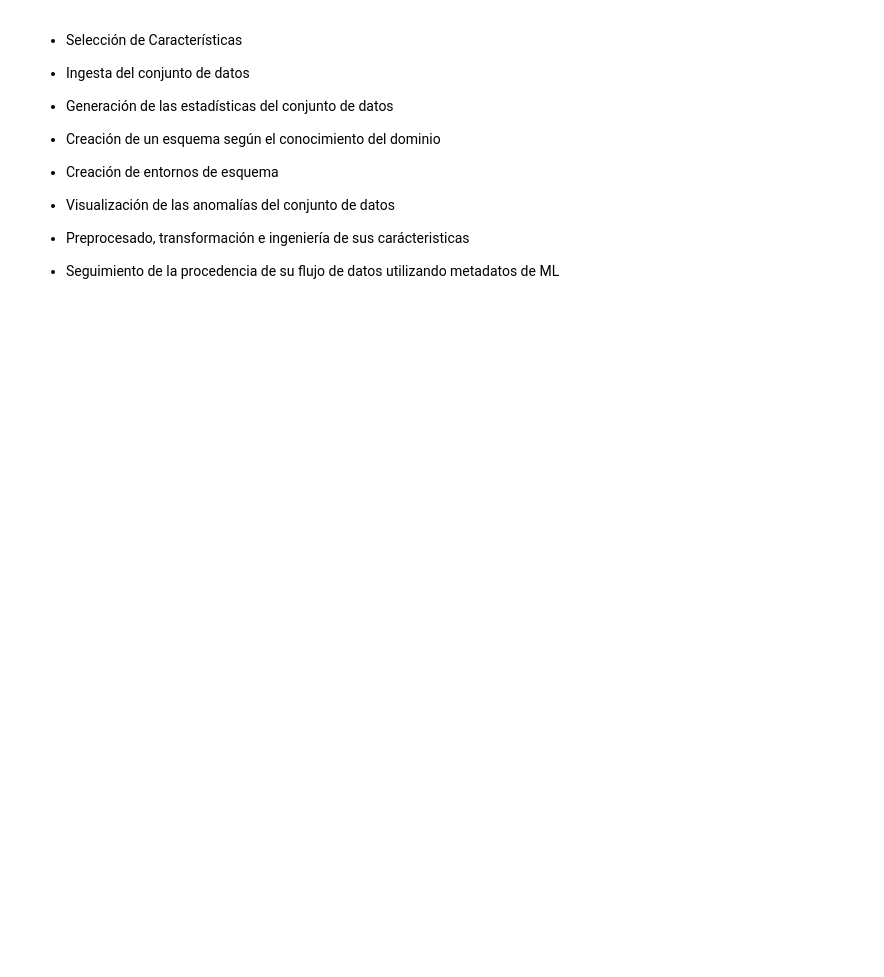
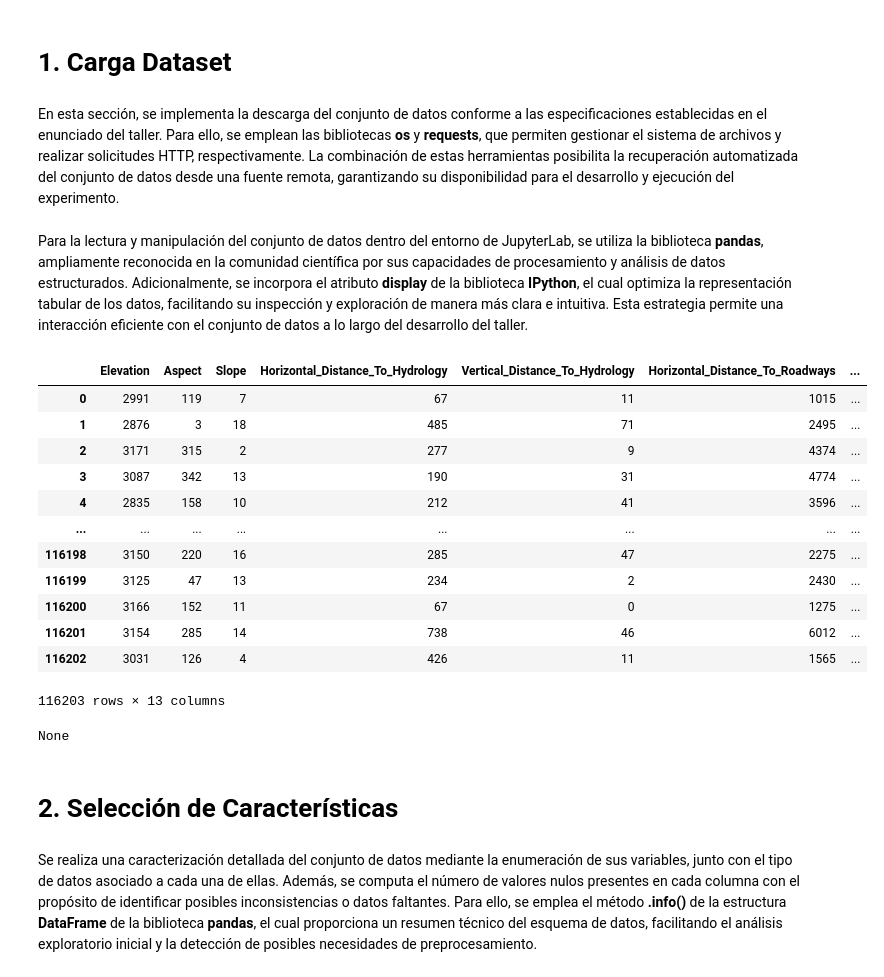
Before and after one commit to Serebas12/MLOPS_PUJ_Grupo6, a Jupyter notebook: Proyectos/Proyecto1/workspace/Proyecto1.ipynb, the cells around one changed output. Saved outputs shown, nothing was run; the diff lists cells and outputs as text; code cells hidden in the pictures; blank space fills up the shorter version.

```diff
--- a/Proyectos/Proyecto1/workspace/Proyecto1.ipynb
+++ b/Proyectos/Proyecto1/workspace/Proyecto1.ipynb
@@ -32,16 +1,4 @@ Archivo descargado exitosamente.
-# %% [markdown]
--  Selección de Características
-
--  Ingesta del conjunto de datos
-
--  Generación de las estadísticas del conjunto de datos
-
--  Creación de un esquema según el conocimiento del dominio
-
--  Creación de entornos de esquema
-
--  Visualización de las anomalías del conjunto de datos
-
--  Preprocesado, transformación e ingeniería de sus carácteristicas
-
--  Seguimiento de la procedencia de su flujo de datos utilizando metadatos de ML
+# %% [markdown]
+# 1. Carga Dataset
+# %% [markdown]
+En esta sección, se implementa la descarga del conjunto de datos conforme a las especificaciones establecidas en el enunciado del taller. Para ello, se emplean las bibliotecas **os** y **requests**, que permiten gestionar el sistema de archivos y realizar solicitudes HTTP, respectivamente. La combinación de estas herramientas posibilita la recuperación automatizada del conjunto de datos desde una fuente remota, garantizando su disponibilidad para el desarrollo y ejecución del experimento.
@@ -47,0 +20,27 @@ Archivo descargado exitosamente.
+# %% [markdown]
+Para la lectura y manipulación del conjunto de datos dentro del entorno de JupyterLab, se utiliza la biblioteca **pandas**, ampliamente reconocida en la comunidad científica por sus capacidades de procesamiento y análisis de datos estructurados. Adicionalmente, se incorpora el atributo **display** de la biblioteca **IPython**, el cual optimiza la representación tabular de los datos, facilitando su inspección y exploración de manera más clara e intuitiva. Esta estrategia permite una interacción eficiente con el conjunto de datos a lo largo del desarrollo del taller.
+# %%
+import pandas as pd
+from IPython.display import display
+# Lectura y visualización rápida del conjunto de datos
+df_inicial=pd.read_csv("data/covertype/covertype_train.csv")
+print(display(df_inicial))
+# %% [output]
+|  | Elevation | Aspect | Slope | Horizontal_Distance_To_Hydrology | Vertical_Distance_To_Hydrology | Horizontal_Distance_To_Roadways | ... |
+| 0 | 2991 | 119 | 7 | 67 | 11 | 1015 | ... |
+| 1 | 2876 | 3 | 18 | 485 | 71 | 2495 | ... |
+| 2 | 3171 | 315 | 2 | 277 | 9 | 4374 | ... |
+| 3 | 3087 | 342 | 13 | 190 | 31 | 4774 | ... |
+| 4 | 2835 | 158 | 10 | 212 | 41 | 3596 | ... |
+| ... | ... | ... | ... | ... | ... | ... | ... |
+| 116198 | 3150 | 220 | 16 | 285 | 47 | 2275 | ... |
+| 116199 | 3125 | 47 | 13 | 234 | 2 | 2430 | ... |
+| 116200 | 3166 | 152 | 11 | 67 | 0 | 1275 | ... |
+| 116201 | 3154 | 285 | 14 | 738 | 46 | 6012 | ... |
+| 116202 | 3031 | 126 | 4 | 426 | 11 | 1565 | ... |
+116203 rows × 13 columns
+None
+# %% [markdown]
+# 2. Selección de Características
+# %% [markdown]
+Se realiza una caracterización detallada del conjunto de datos mediante la enumeración de sus variables, junto con el tipo de datos asociado a cada una de ellas. Además, se computa el número de valores nulos presentes en cada columna con el propósito de identificar posibles inconsistencias o datos faltantes. Para ello, se emplea el método **.info()** de la estructura **DataFrame** de la biblioteca **pandas**, el cual proporciona un resumen técnico del esquema de datos, facilitando el análisis exploratorio inicial y la detección de posibles necesidades de preprocesamiento.
```
Also changed, not shown: parts of 109 cells of this notebook, 11 other files.
